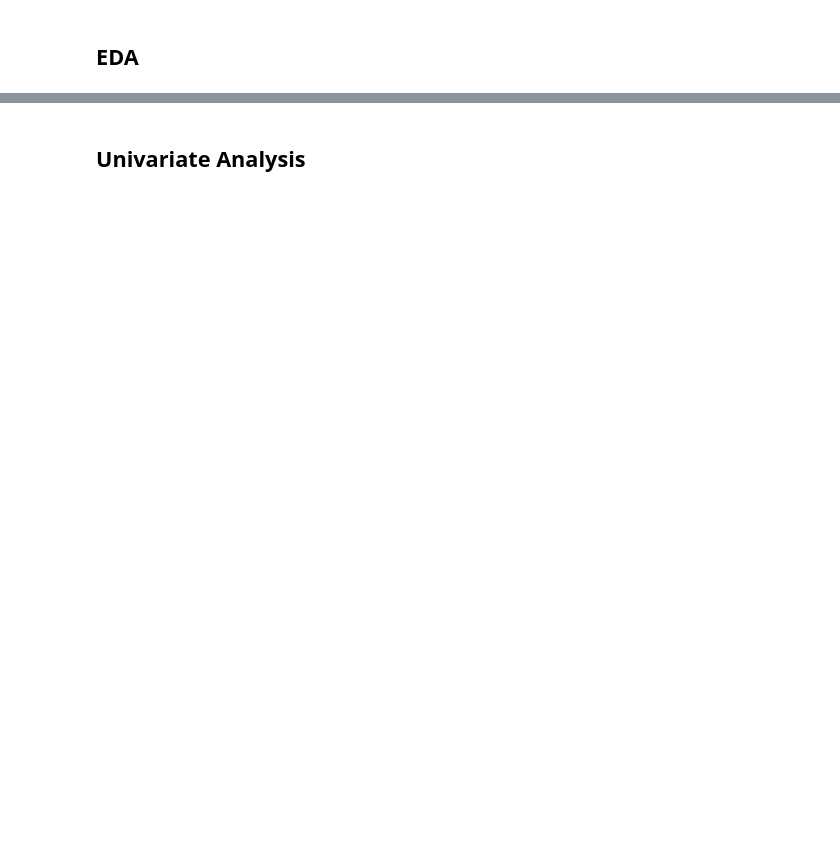
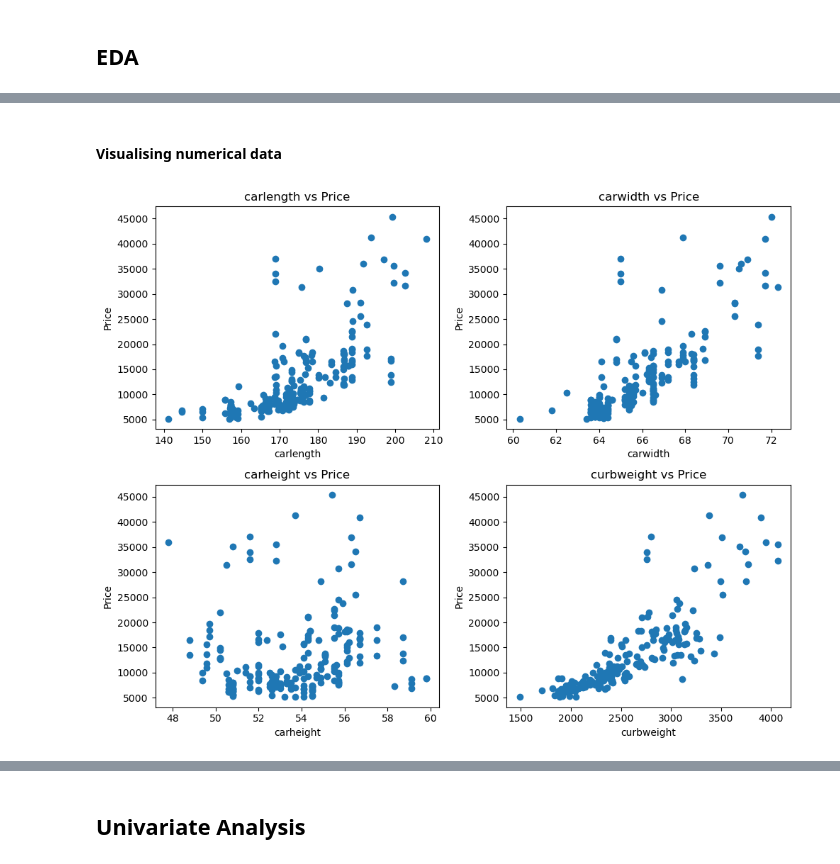
Before and after one commit to mohammedtareeq786/Kuruma_Auto, a Jupyter notebook: Kuruma_Auto_EDA.ipynb, the cells around one changed output, grey strips where cells are left out. Drawn from its saved outputs; the diff is of its cells as text; code cells hidden in the pictures; blank space fills up the shorter version.

```diff
--- a/Kuruma_Auto_EDA.ipynb
+++ b/Kuruma_Auto_EDA.ipynb
@@ -126,0 +245,35 @@ fig.show()
+# %% [markdown]
+#### Visualising numerical data
+# %%
+import matplotlib.pyplot as plt
+
+plt.figure(figsize=(10, 8))
+
+plt.subplot(2, 2, 1)
+plt.scatter(df_cars['carlength'], df_cars['price'])
+plt.title('carlength vs Price')
+plt.xlabel('carlength')
+plt.ylabel('Price')
+
+plt.subplot(2, 2, 2)
+plt.scatter(df_cars['carwidth'], df_cars['price'])
+plt.title('carwidth vs Price')
+plt.xlabel('carwidth')
+plt.ylabel('Price')
+
+plt.subplot(2, 2, 3)
+plt.scatter(df_cars['carheight'], df_cars['price'])
+plt.title('carheight vs Price')
+plt.xlabel('carheight')
+plt.ylabel('Price')
+
+plt.subplot(2, 2, 4)
+plt.scatter(df_cars['curbweight'], df_cars['price'])
+plt.title('curbweight vs Price')
+plt.xlabel('curbweight')
+plt.ylabel('Price')
+
+plt.tight_layout()
+plt.show()
+# %% [output]
+[figure, added]
```
Also changed, not shown: parts of 77 cells of this notebook.
